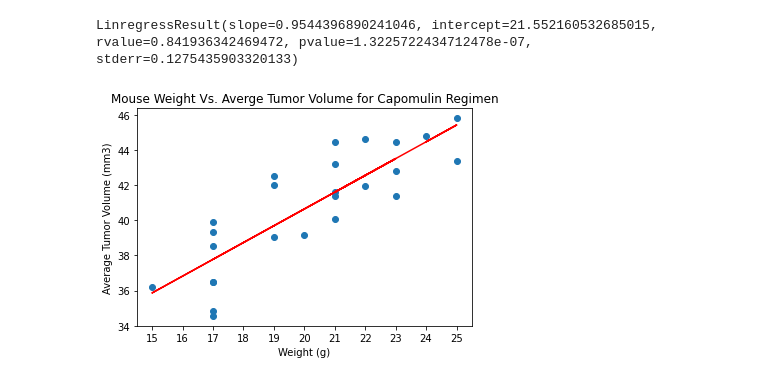
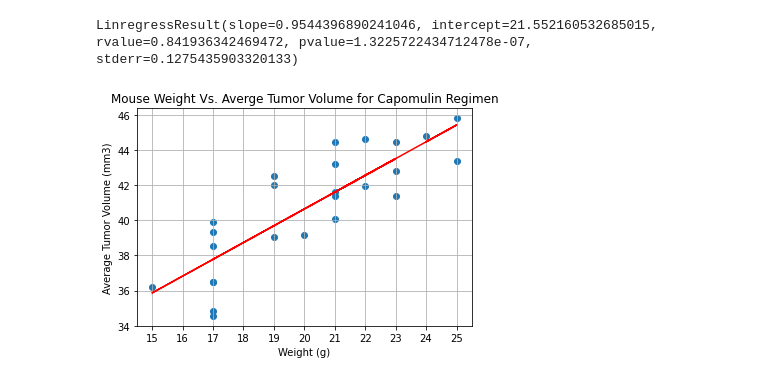
Before and after one commit to cwolf1424/Matplotlib_Challenge, a Jupyter notebook: Pymaceuticals/pymaceuticals.ipynb, the cells around one changed output. Drawn from its saved outputs; the diff is of its cells as text; code cells hidden in the pictures.

```diff
--- a/Pymaceuticals/pymaceuticals.ipynb
+++ b/Pymaceuticals/pymaceuticals.ipynb
@@ -421,14 +428,16 @@ linregress (capomulin_weight_volume_df["Weight (g)"],capomulin_weight_volume_df[
 # %% [output]
 LinregressResult(slope=0.9544396890241046, intercept=21.552160532685015, rvalue=0.841936342469472, pvalue=1.3225722434712478e-07, stderr=0.1275435903320133)
 # %%
+# Plot the linear regression model on top of the previous scatter plot.
 plt.scatter(capomulin_weight_volume_df["Weight (g)"],capomulin_weight_volume_df["Average Tumor Volume (mm3)"])
 tumor_values = capomulin_weight_volume_df["Weight (g)"] * slope + intercept
 plt.plot(capomulin_weight_volume_df["Weight (g)"],tumor_values,"r-")
 plt.title ("Mouse Weight Vs. Averge Tumor Volume for Capomulin Regimen")
 plt.xlabel ("Weight (g)")
 plt.ylabel ("Average Tumor Volume (mm3)")
 plt.xticks (np.arange(15,26, step=1))
 plt.yticks (np.arange(34,48, step=2))
+plt.grid()
 plt.show()
 # %% [output]
-[figure, old version]
+[figure, new version]
```
Also changed, not shown: parts of 10 cells of this notebook, 1 other file.
